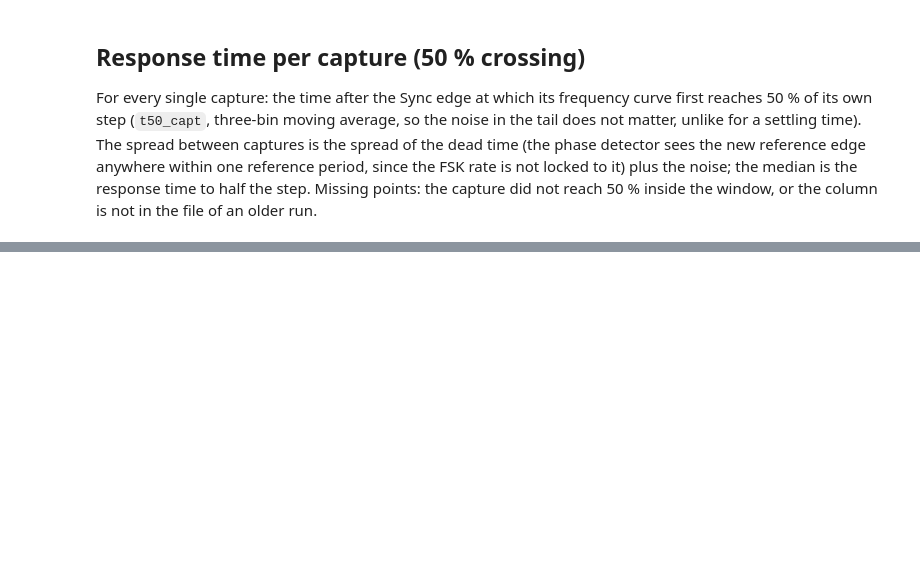
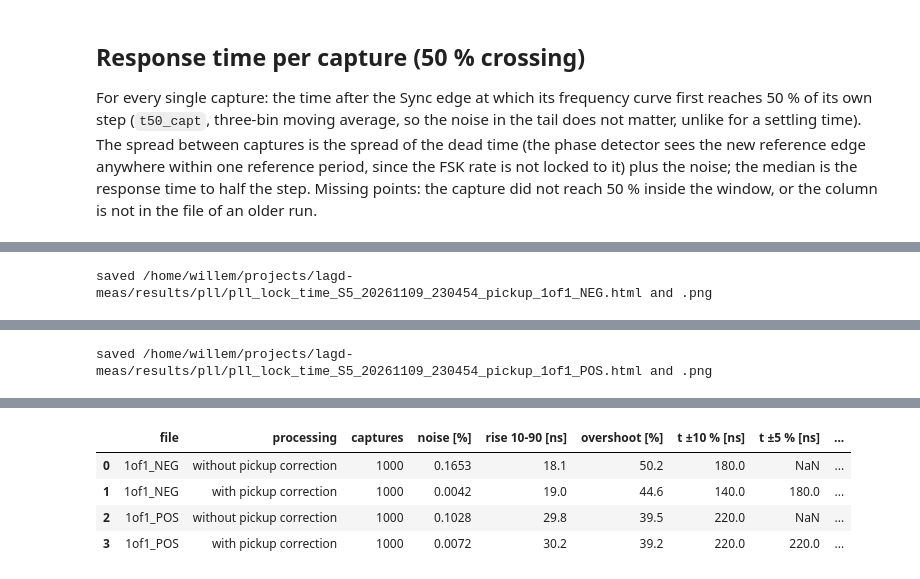
Before and after one commit to KULeuven-MICAS/lagd-meas, a Jupyter notebook: sw/tools/notebooks/pll_lock_time.ipynb, the cells around one changed output, grey strips where cells are left out. Cells and saved outputs as stored; diff of their text form; code cells hidden in the pictures; blank space fills up the shorter version.

```diff
--- a/sw/tools/notebooks/pll_lock_time.ipynb
+++ b/sw/tools/notebooks/pll_lock_time.ipynb
@@ -372,0 +375,69 @@ saved /users/micas/wvandest/projects/lagd-meas/results/pll/pll_lock_time_S5_2026
+# %%
+# Raw captures of the run (<csv stem>_waveforms/*.npz, pll_lock_time.py), processed twice: the crossing times as the
+# scope saw them, and with remove_pickup (the reference pickup in the pad subtracted)
+import ast
+import warnings
+from fractions import Fraction
+
+# The analysis functions of pll_lock_time.py, taken from its source (the module itself imports the instrument drivers,
+# which the notebook environment does not need): the same code that produced the CSV
+SCRIPT = Path.cwd().resolve().parents[2] / 'sw' / 'tests' / 'pll_lock_time.py'
+WANTED = {'TAIL_FRAC', 'STEP_TOL', 'PAD_F_TOL', 'SETTLE_BANDS', 'pickup_periods', 'crossing_times', 'remove_pickup',
+          'frequency_curve', 'settled_value', 'settle_time', 'first_crossing', 'step_shape', 'capture_t50',
+          'band_tol', 'scale_waveform', 'load_waveforms', 'load_reference', 'summarize'}
+src = SCRIPT.read_text()
+body = [n for n in ast.parse(src).body
+        if (isinstance(n, ast.FunctionDef) and n.name in WANTED)
+        or (isinstance(n, ast.Assign) and any(getattr(t, 'id', None) in WANTED for t in n.targets))]
+plt_ns = dict(np=np, warnings=warnings, Fraction=Fraction, FB_DIV=128)  # FB_DIV: fixed feedback ratio (pll_spectrum)
+exec(compile(ast.Module(body=body, type_ignores=[]), str(SCRIPT), 'exec'), plt_ns)
+plt_mod = type('pll_lock_time', (), plt_ns)
+
+WAVE_DIR = RUN_CSV.with_name(RUN_CSV.stem + '_waveforms')
+wave_files = sorted(WAVE_DIR.glob('*.npz')) if WAVE_DIR.is_dir() else []
+SHOW_NS = (-50, 700)  # [ns] around the step shown
+SHOW_BANDS = {'10pct': '10 %', '5pct': '5 %', '2pct': '2 %', '1pct': '1 %'}  # of the step
+VARIANTS = [('without pickup correction', False, 'rgba(120,120,120,0.9)'), ('with pickup correction', True, None)]
+if not wave_files:
+    print(f'no raw waveforms in {WAVE_DIR} (runs from before the raw capture saving have none)')
+
+summary = []
+for path in wave_files:
+    meta, captures = plt_mod.load_waveforms(path)
+    edges, total_div, periods = meta['edges'], int(meta['total_div']), int(meta['pickup_periods'])
+    pos = str(meta['slope']) == 'POS'
+    f_start = float(meta['f_vco']) if pos else plt_mod.FB_DIV * float(meta['f_hop'])
+    step_exp = plt_mod.FB_DIV * (float(meta['f_hop']) - float(meta['f_ref'])) * (1 if pos else -1)
+    crossings = [tc for tc in (plt_mod.crossing_times(t, v) for t, v in captures) if len(tc) >= 3]
+    fig = make_subplots(rows=2, cols=1, shared_xaxes=True, vertical_spacing=0.08, row_heights=[0.4, 0.6],
+                        subplot_titles=('averaged response', 'frequency error |f - f_settled| in % of the step (log; dotted 1 %, dashed 2 %)'))
+    for name, corrected, color in VARIANTS:
+        curves = [plt_mod.frequency_curve(plt_mod.remove_pickup(tc, periods) if corrected else tc, edges, total_div)
+                  for tc in crossings]
+        fields, (mean, std, n) = plt_mod.summarize(curves, edges, step_exp, f_start)
+        centres = (edges[:-1] + edges[1:]) / 2 * 1e9
+        color = color or COLORS.get('up' if fields['direction'] == 'up' else 'down')
+        fig.add_trace(go.Scatter(x=centres, y=mean / 1e9, mode='lines', name=name, legendgroup=name,
+                                 line=dict(color=color, width=2)), row=1, col=1)
+        err = (mean - fields['f_after']) / abs(fields['step_meas']) * 100  # [% of the step], 0 = settled value
+        fig.add_trace(go.Scatter(x=centres, y=np.abs(err), mode='lines', name=name, legendgroup=name, showlegend=False,
+                                 line=dict(color=color, width=2)), row=2, col=1)
+        summary.append({'file': path.stem, 'processing': name, 'captures': fields['n_valid'],
+                        'noise [%]': round(fields['noise_ppm'] / 1e4, 4),
+                        'rise 10-90 [ns]': round(fields['t_rise_10_90'] * 1e9, 1),
+                        'overshoot [%]': round(fields['overshoot_pct'], 1),
+                        **{f't ±{v} [ns]': round(fields['t_settle_' + k] * 1e9, 1) for k, v in SHOW_BANDS.items()}})
+    for band in (1, 2):
+        fig.add_hline(y=band, line=dict(color='black', width=1, dash='dot' if band == 1 else 'dash'), opacity=0.6,
+                      row=2, col=1)
+    fig.update_xaxes(title='time after the step [ns]', range=SHOW_NS, row=2, col=1)
+    fig.update_xaxes(range=SHOW_NS, row=1, col=1)
+    fig.update_yaxes(title='VCO frequency [GHz]', row=1, col=1)
+    fig.update_yaxes(title='|error| [% of step]', type='log', range=[-2.5, 2], row=2, col=1)
+    fig.update_layout(title=f'{path.stem}: averaged response with and without the pickup correction '
+                            f'({len(crossings)} captures)', height=800, template='plotly_white')
+    save(fig, f'pickup_{path.stem}')
+if summary:
+    display(pd.DataFrame(summary))
+# %% [output]
+saved /home/willem/projects/lagd-meas/results/pll/pll_lock_time_S5_20261109_230454_pickup_1of1_NEG.html and .png
@@ -372,0 +445 @@ saved /users/micas/wvandest/projects/lagd-meas/results/pll/pll_lock_time_S5_2026
+saved /home/willem/projects/lagd-meas/results/pll/pll_lock_time_S5_20261109_230454_pickup_1of1_POS.html and .png
@@ -372,0 +447,5 @@ saved /users/micas/wvandest/projects/lagd-meas/results/pll/pll_lock_time_S5_2026
+|  | file | processing | captures | noise [%] | rise 10-90 [ns] | overshoot [%] | t ±10 % [ns] | t ±5 % [ns] | ... |
+| 0 | 1of1_NEG | without pickup correction | 1000 | 0.1653 | 18.1 | 50.2 | 180.0 | NaN | ... |
+| 1 | 1of1_NEG | with pickup correction | 1000 | 0.0042 | 19.0 | 44.6 | 140.0 | 180.0 | ... |
+| 2 | 1of1_POS | without pickup correction | 1000 | 0.1028 | 29.8 | 39.5 | 220.0 | NaN | ... |
+| 3 | 1of1_POS | with pickup correction | 1000 | 0.0072 | 30.2 | 39.2 | 220.0 | 220.0 | ... |
```
Also changed, not shown: parts of 12 cells of this notebook, 1 other file.
